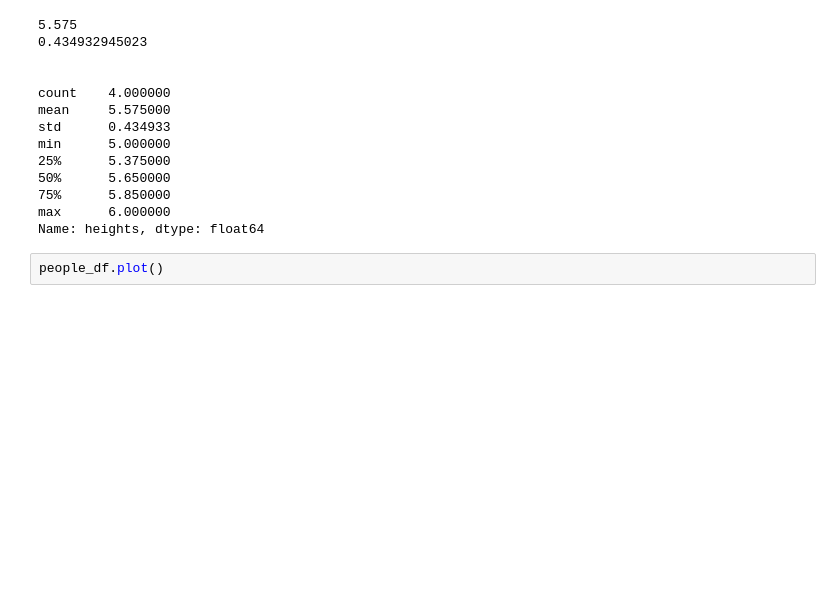
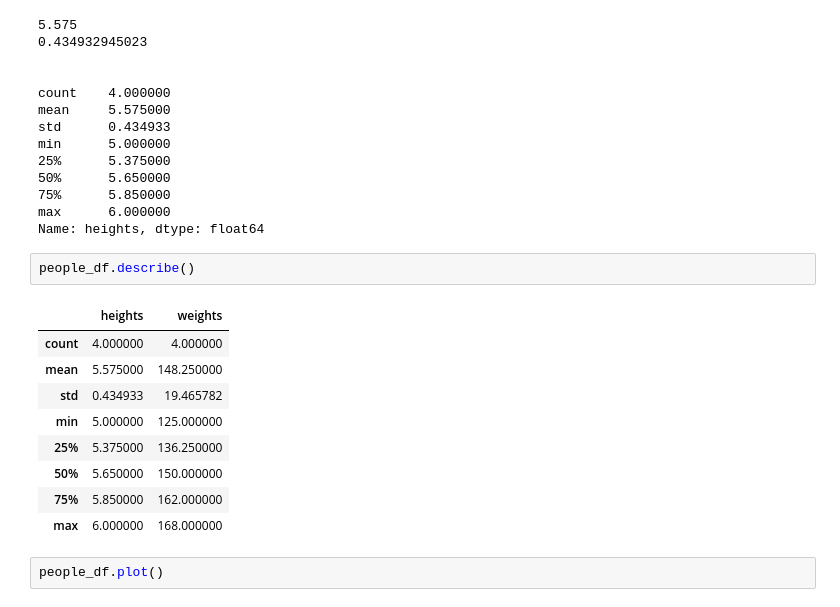
Before and after one commit to timflew/python_lessons, a Jupyter notebook: Lesson 3-pandas v2.ipynb, the cells around one changed output. Cells and saved outputs as stored; diff of their text form; blank space fills up the shorter version.

```diff
--- a/Lesson 3-pandas v2.ipynb
+++ b/Lesson 3-pandas v2.ipynb
@@ -98,6 +111,18 @@ min      5.000000
 75%      5.850000
 max      6.000000
 Name: heights, dtype: float64
+# %%
+people_df.describe()
+# %% [output]
+|  | heights | weights |
+| count | 4.000000 | 4.000000 |
+| mean | 5.575000 | 148.250000 |
+| std | 0.434933 | 19.465782 |
+| min | 5.000000 | 125.000000 |
+| 25% | 5.375000 | 136.250000 |
+| 50% | 5.650000 | 150.000000 |
+| 75% | 5.850000 | 162.000000 |
+| max | 6.000000 | 168.000000 |
 # %%
 people_df.plot()
 # %% [output]
```
Also changed, not shown: parts of 9 cells of this notebook, 1 other file.
